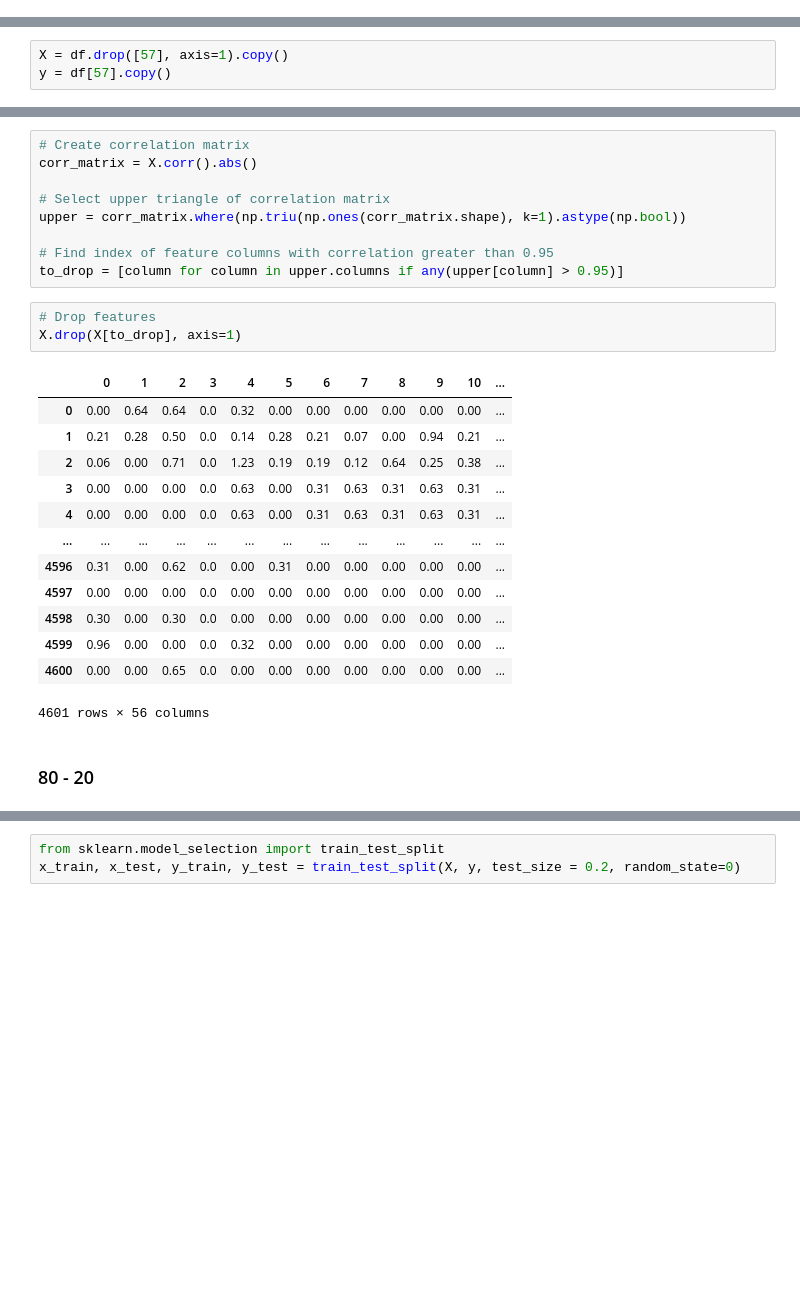
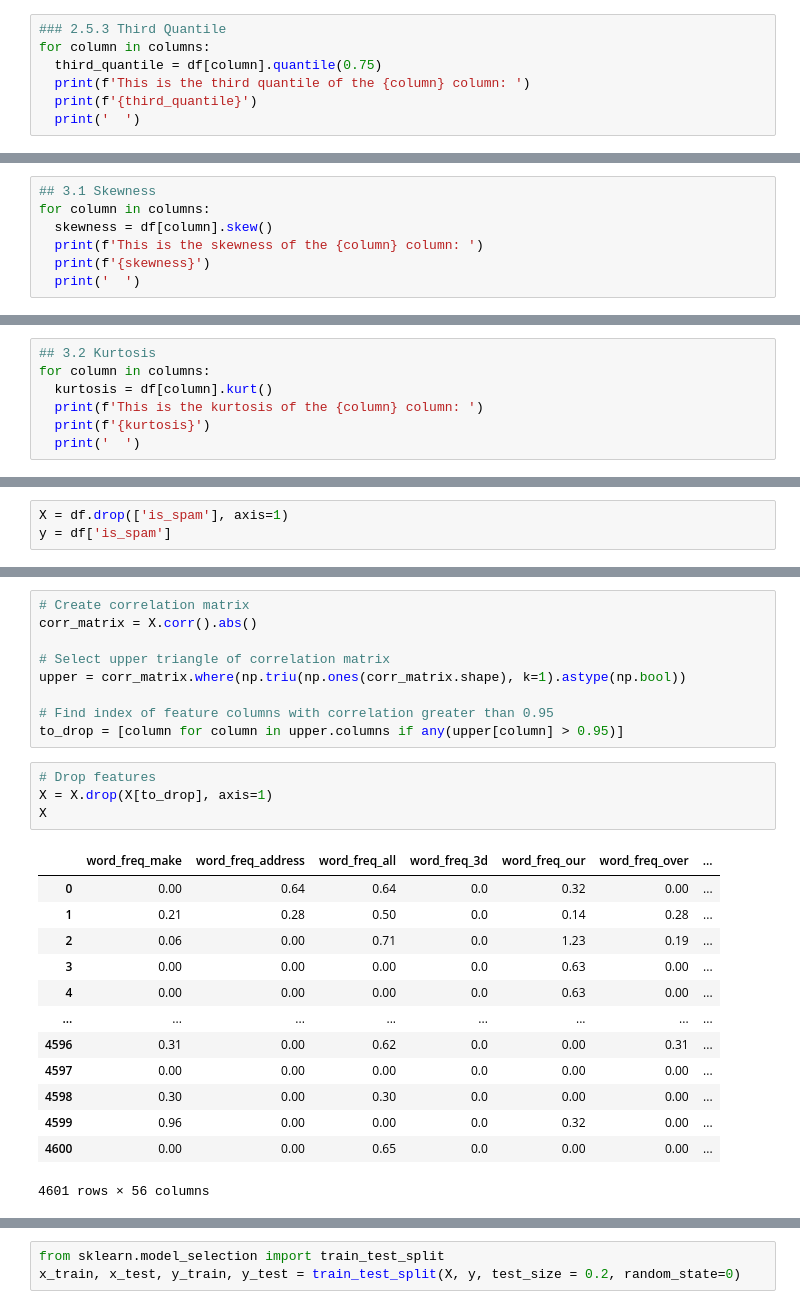
Before and after one commit to JeromeMberia/KNN_and_Naive_Bayes, a Jupyter notebook: Independent_Project_Week_9(Spambase_Data_Set).ipynb, the cells around one changed output, grey strips where cells are left out. Drawn from its saved outputs; the diff is of its cells as text; blank space fills up the shorter version.

```diff
--- a/Independent_Project_Week_9(Spambase_Data_Set).ipynb
+++ b/Independent_Project_Week_9(Spambase_Data_Set).ipynb
@@ -287,0 +588,7 @@ df[57].mode()[0]
+# %%
+### 2.5.3 Third Quantile
+for column in columns:
+  third_quantile = df[column].quantile(0.75)
+  print(f'This is the third quantile of the {column} column: ')
+  print(f'{third_quantile}')
+  print('  ')
@@ -287,0 +615,7 @@ df[57].mode()[0]
+# %%
+## 3.1 Skewness
+for column in columns:
+  skewness = df[column].skew()
+  print(f'This is the skewness of the {column} column: ')
+  print(f'{skewness}')
+  print('  ')
@@ -287,0 +640,7 @@ df[57].mode()[0]
+# %%
+## 3.2 Kurtosis
+for column in columns:
+  kurtosis = df[column].kurt()
+  print(f'This is the kurtosis of the {column} column: ')
+  print(f'{kurtosis}')
+  print('  ')
@@ -292,3 +677,3 @@ df[57].mode()[0]
 # %%
-X = df.drop([57], axis=1).copy()
-y = df[57].copy()
+X = df.drop(['is_spam'], axis=1)
+y = df['is_spam']
@@ -303,20 +708,19 @@ upper = corr_matrix.where(np.triu(np.ones(corr_matrix.shape), k=1).astype(np.boo
 to_drop = [column for column in upper.columns if any(upper[column] > 0.95)]
 # %%
 # Drop features
-X.drop(X[to_drop], axis=1)
+X = X.drop(X[to_drop], axis=1)
+X
 # %% [output]
-|  | 0 | 1 | 2 | 3 | 4 | 5 | 6 | 7 | 8 | 9 | 10 | ... |
-| 0 | 0.00 | 0.64 | 0.64 | 0.0 | 0.32 | 0.00 | 0.00 | 0.00 | 0.00 | 0.00 | 0.00 | ... |
-| 1 | 0.21 | 0.28 | 0.50 | 0.0 | 0.14 | 0.28 | 0.21 | 0.07 | 0.00 | 0.94 | 0.21 | ... |
-| 2 | 0.06 | 0.00 | 0.71 | 0.0 | 1.23 | 0.19 | 0.19 | 0.12 | 0.64 | 0.25 | 0.38 | ... |
-| 3 | 0.00 | 0.00 | 0.00 | 0.0 | 0.63 | 0.00 | 0.31 | 0.63 | 0.31 | 0.63 | 0.31 | ... |
-| 4 | 0.00 | 0.00 | 0.00 | 0.0 | 0.63 | 0.00 | 0.31 | 0.63 | 0.31 | 0.63 | 0.31 | ... |
-| ... | ... | ... | ... | ... | ... | ... | ... | ... | ... | ... | ... | ... |
-| 4596 | 0.31 | 0.00 | 0.62 | 0.0 | 0.00 | 0.31 | 0.00 | 0.00 | 0.00 | 0.00 | 0.00 | ... |
-| 4597 | 0.00 | 0.00 | 0.00 | 0.0 | 0.00 | 0.00 | 0.00 | 0.00 | 0.00 | 0.00 | 0.00 | ... |
-| 4598 | 0.30 | 0.00 | 0.30 | 0.0 | 0.00 | 0.00 | 0.00 | 0.00 | 0.00 | 0.00 | 0.00 | ... |
-| 4599 | 0.96 | 0.00 | 0.00 | 0.0 | 0.32 | 0.00 | 0.00 | 0.00 | 0.00 | 0.00 | 0.00 | ... |
-| 4600 | 0.00 | 0.00 | 0.65 | 0.0 | 0.00 | 0.00 | 0.00 | 0.00 | 0.00 | 0.00 | 0.00 | ... |
+|  | word_freq_make | word_freq_address | word_freq_all | word_freq_3d | word_freq_our | word_freq_over | ... |
+| 0 | 0.00 | 0.64 | 0.64 | 0.0 | 0.32 | 0.00 | ... |
+| 1 | 0.21 | 0.28 | 0.50 | 0.0 | 0.14 | 0.28 | ... |
+| 2 | 0.06 | 0.00 | 0.71 | 0.0 | 1.23 | 0.19 | ... |
+| 3 | 0.00 | 0.00 | 0.00 | 0.0 | 0.63 | 0.00 | ... |
+| 4 | 0.00 | 0.00 | 0.00 | 0.0 | 0.63 | 0.00 | ... |
+| ... | ... | ... | ... | ... | ... | ... | ... |
+| 4596 | 0.31 | 0.00 | 0.62 | 0.0 | 0.00 | 0.31 | ... |
+| 4597 | 0.00 | 0.00 | 0.00 | 0.0 | 0.00 | 0.00 | ... |
+| 4598 | 0.30 | 0.00 | 0.30 | 0.0 | 0.00 | 0.00 | ... |
+| 4599 | 0.96 | 0.00 | 0.00 | 0.0 | 0.32 | 0.00 | ... |
+| 4600 | 0.00 | 0.00 | 0.65 | 0.0 | 0.00 | 0.00 | ... |
 4601 rows × 56 columns
-# %% [markdown]
-### 80 - 20
```
Also changed, not shown: parts of 111 cells of this notebook.
